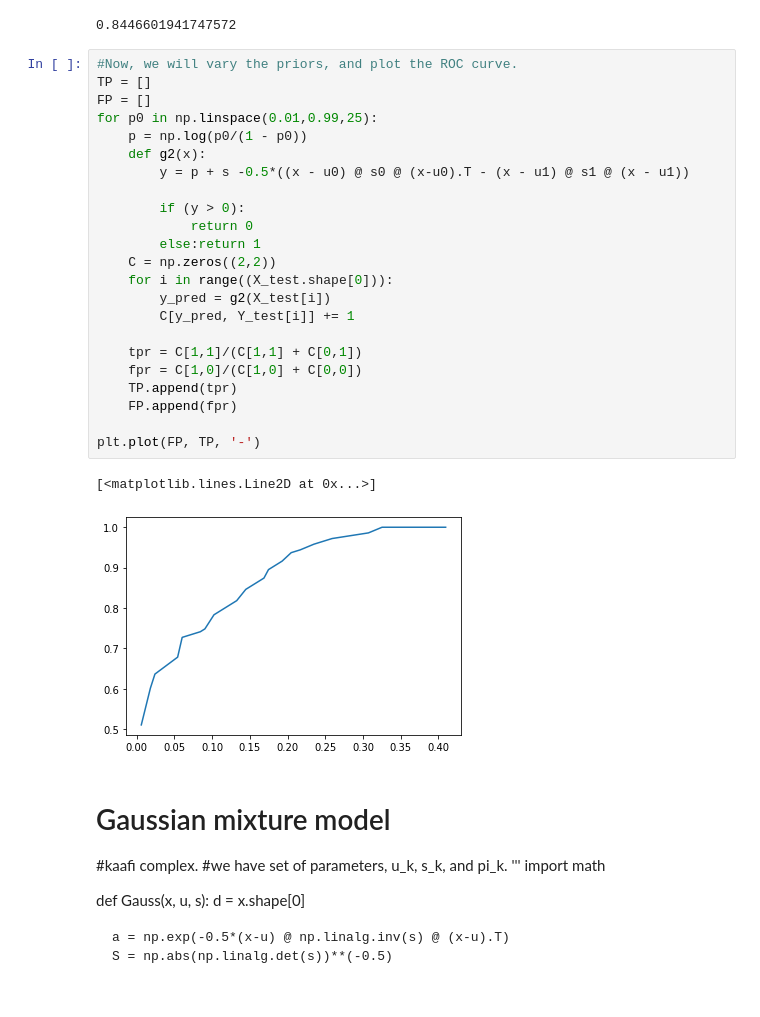
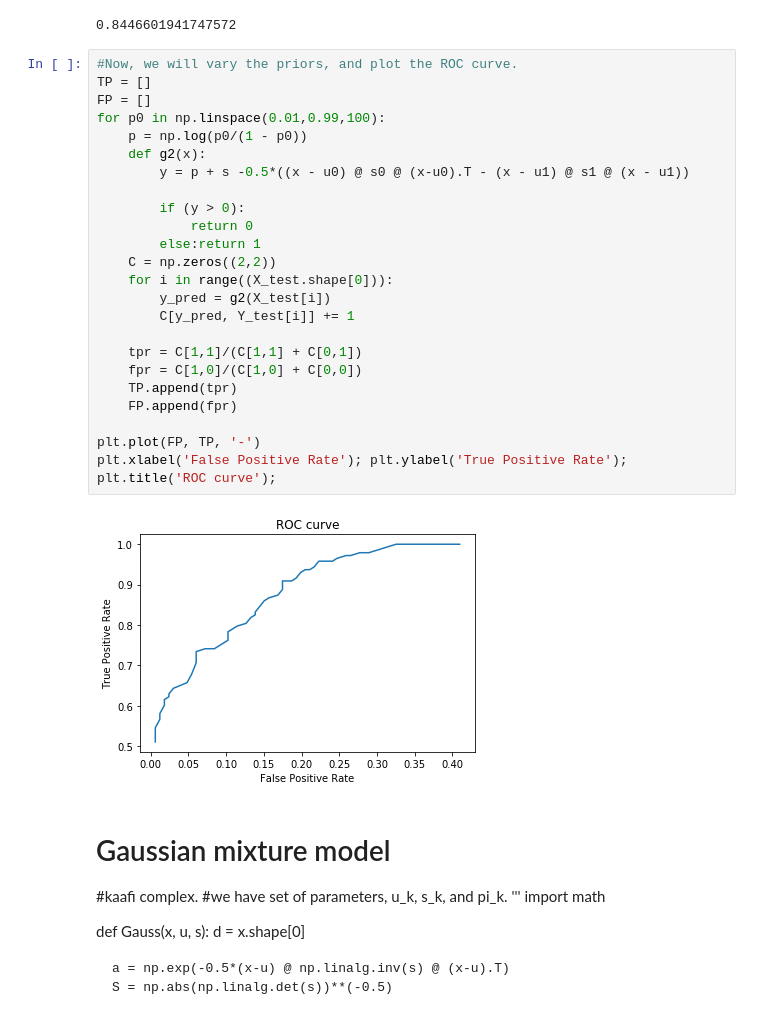
Before and after one commit to varundesai10/ELL409_Assignment1, a Jupyter notebook: question1.ipynb, the cells around one changed output. Cells and saved outputs as stored; diff of their text form.

```diff
--- a/question1.ipynb
+++ b/question1.ipynb
@@ -85,29 +85,29 @@ print(acc)
 # %%
 #Now, we will vary the priors, and plot the ROC curve.
 TP = []
 FP = []
-for p0 in np.linspace(0.01,0.99,25):
+for p0 in np.linspace(0.01,0.99,100):
     p = np.log(p0/(1 - p0))
     def g2(x):
         y = p + s -0.5*((x - u0) @ s0 @ (x-u0).T - (x - u1) @ s1 @ (x - u1))
 
         if (y > 0):
             return 0
         else:return 1
     C = np.zeros((2,2))
     for i in range((X_test.shape[0])):
         y_pred = g2(X_test[i])
         C[y_pred, Y_test[i]] += 1
 
     tpr = C[1,1]/(C[1,1] + C[0,1])
     fpr = C[1,0]/(C[1,0] + C[0,0])
     TP.append(tpr)
     FP.append(fpr)
 
 plt.plot(FP, TP, '-')
+plt.xlabel('False Positive Rate'); plt.ylabel('True Positive Rate'); plt.title('ROC curve');
 # %% [output]
-[<matplotlib.lines.Line2D at 0x...>]
-[figure, old version]
+[figure, new version]
 # %% [markdown]
 # Gaussian mixture model
 #kaafi complex.
```
Also changed, not shown: parts of 3 cells of this notebook.
